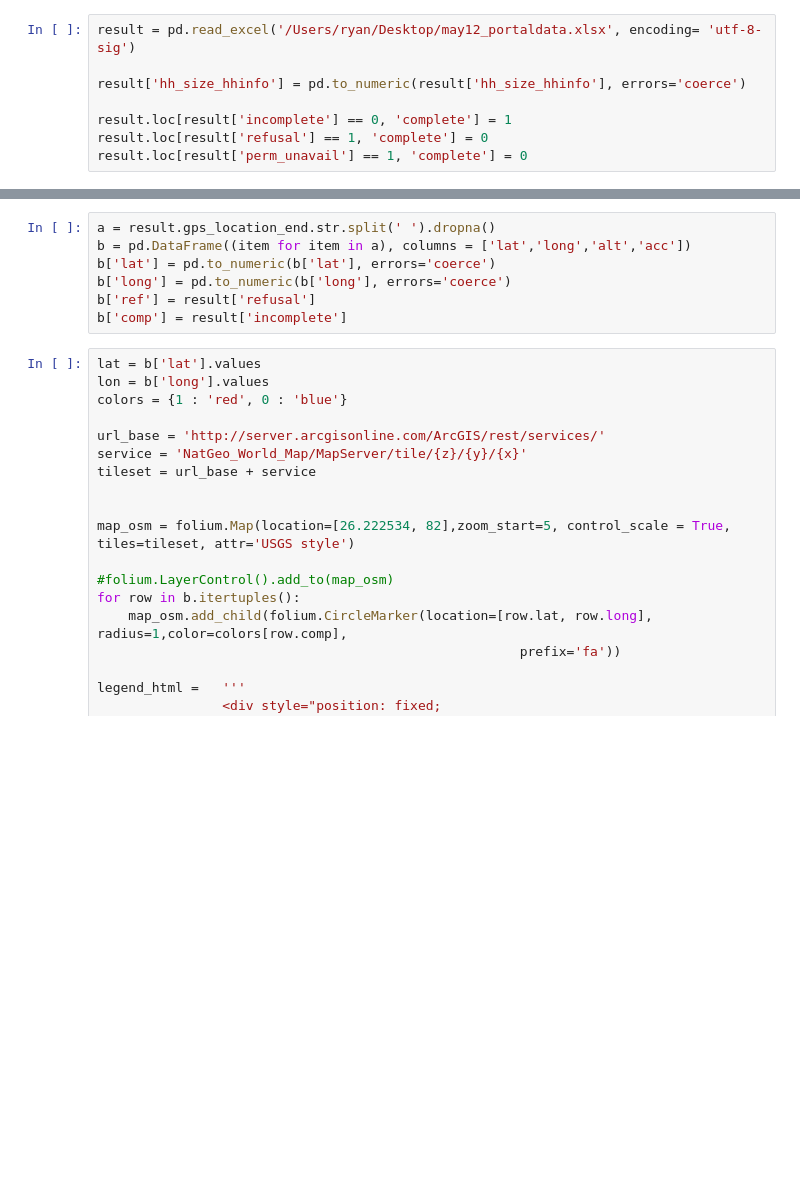
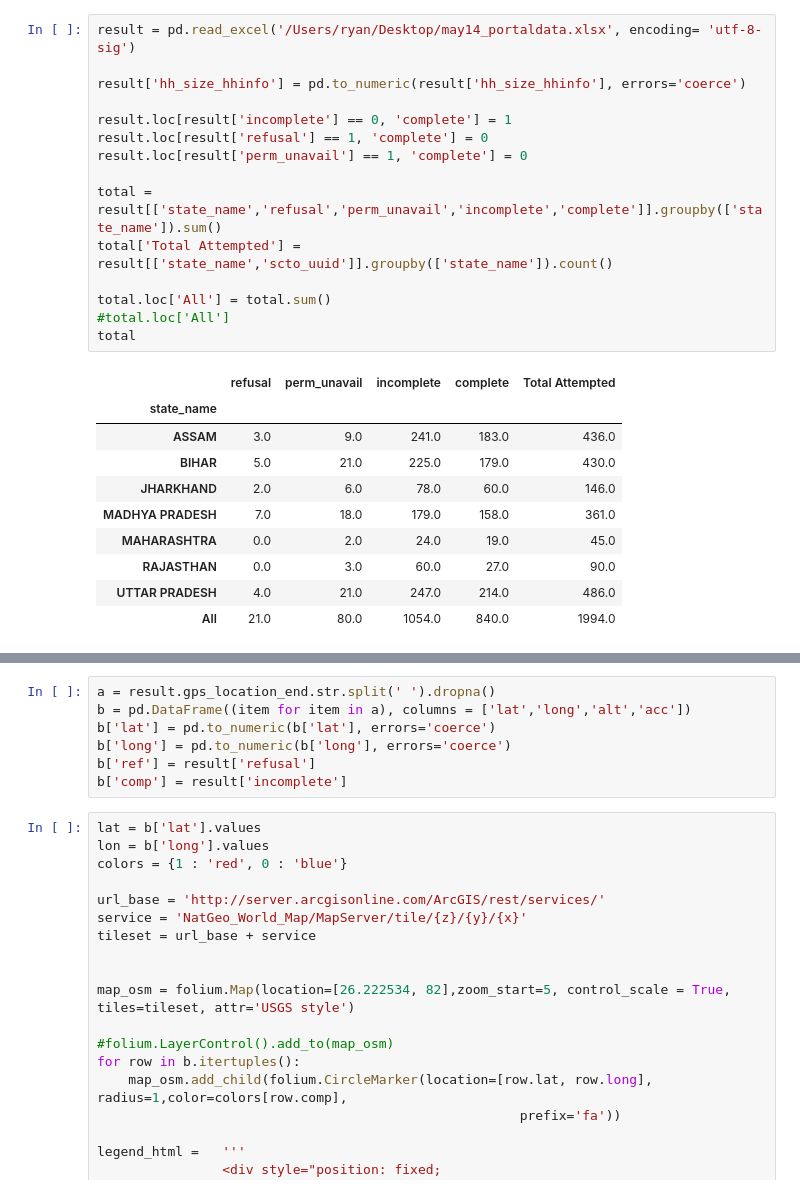
Before and after one commit to ryfauber/jupyter, a Jupyter notebook: portal_data_views.ipynb, the cells around one changed output, grey strips where cells are left out. Cells and saved outputs as stored; diff of their text form; blank space fills up the shorter version.

```diff
--- a/portal_data_views.ipynb
+++ b/portal_data_views.ipynb
@@ -32,12 +31,30 @@ HTML('''<script>
 # %% [output]
 [interactive output not drawn]
 # %%
-result = pd.read_excel('/Users/ryan/Desktop/may12_portaldata.xlsx', encoding= 'utf-8-sig')
+result = pd.read_excel('/Users/ryan/Desktop/may14_portaldata.xlsx', encoding= 'utf-8-sig')
 
 result['hh_size_hhinfo'] = pd.to_numeric(result['hh_size_hhinfo'], errors='coerce')
 
 result.loc[result['incomplete'] == 0, 'complete'] = 1
 result.loc[result['refusal'] == 1, 'complete'] = 0
 result.loc[result['perm_unavail'] == 1, 'complete'] = 0
+
+total = result[['state_name','refusal','perm_unavail','incomplete','complete']].groupby(['state_name']).sum()
+total['Total Attempted'] = result[['state_name','scto_uuid']].groupby(['state_name']).count()
+
+total.loc['All'] = total.sum()
+#total.loc['All']
+total
+# %% [output]
+|  | refusal | perm_unavail | incomplete | complete | Total Attempted |
+| state_name |  |  |  |  |  |
+| ASSAM | 3.0 | 9.0 | 241.0 | 183.0 | 436.0 |
+| BIHAR | 5.0 | 21.0 | 225.0 | 179.0 | 430.0 |
+| JHARKHAND | 2.0 | 6.0 | 78.0 | 60.0 | 146.0 |
+| MADHYA PRADESH | 7.0 | 18.0 | 179.0 | 158.0 | 361.0 |
+| MAHARASHTRA | 0.0 | 2.0 | 24.0 | 19.0 | 45.0 |
+| RAJASTHAN | 0.0 | 3.0 | 60.0 | 27.0 | 90.0 |
+| UTTAR PRADESH | 4.0 | 21.0 | 247.0 | 214.0 | 486.0 |
+| All | 21.0 | 80.0 | 1054.0 | 840.0 | 1994.0 |
 # %%
 counts = result[['state_name','dist_name','refusal','incomplete','complete', 'perm_unavail']].groupby(['state_name','dist_name']).sum()
```
Also changed, not shown: parts of 4 cells of this notebook.
